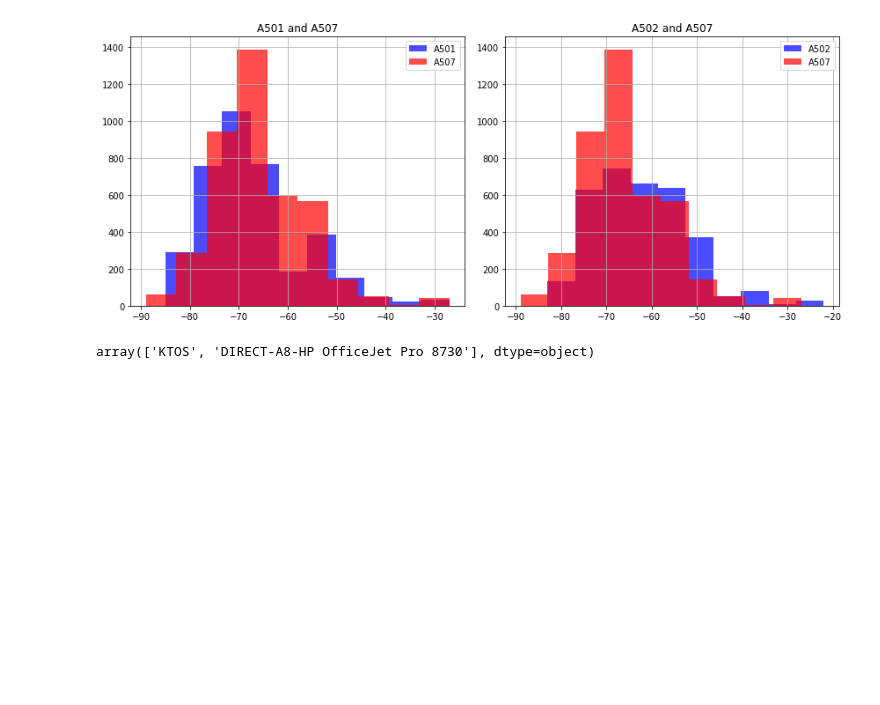
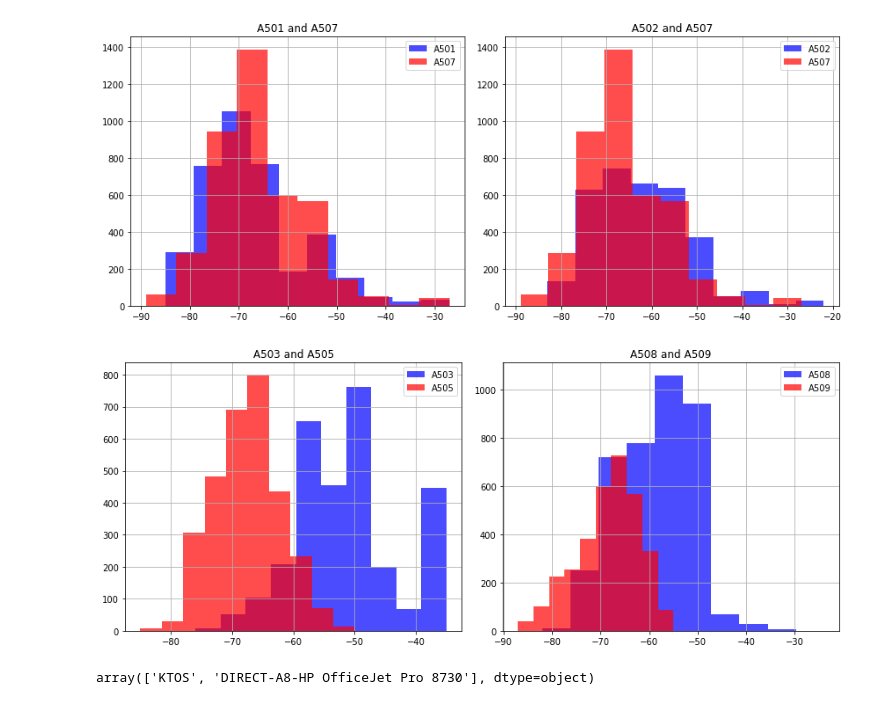
Before and after one commit to TomislavZupanovic/Wifi-Localization, a Jupyter notebook: notebook/data_analysis.ipynb, the cells around one changed output. Saved outputs shown, nothing was run; the diff lists cells and outputs as text; code cells hidden in the pictures; blank space fills up the shorter version.

```diff
--- a/notebook/data_analysis.ipynb
+++ b/notebook/data_analysis.ipynb
@@ -8,6 +8,11 @@ path = "../src/data/"
 a507 = pd.read_csv(path + 'A507.csv')
 a501 = pd.read_csv(path + 'A501.csv')
 a502 = pd.read_csv(path + 'A502.csv')
+a503 = pd.read_csv(path + 'A503.csv')
+a505 = pd.read_csv(path + 'A505.csv')
+a506 = pd.read_csv(path + 'A506.csv')
+a508 = pd.read_csv(path + 'A508.csv')
+a509 = pd.read_csv(path + 'A509.csv')
 hall = pd.read_csv(path + 'Hall.csv')
 # %%
 def boxplot(csv):
@@ -72,6 +105,10 @@ grouped_histogram(a502, hall, a501, a502)
 grouped_histogram(a501, a507, a502, a507)
 # %% [output]
 [figure]
+# %%
+grouped_histogram(a503, a505, a508, a509)
+# %% [output]
+[figure, added]
 # %%
 a507.loc[a507.rssi > -40].ap_id.unique()
 # %% [output]
```
Also changed, not shown: parts of 9 cells of this notebook.
